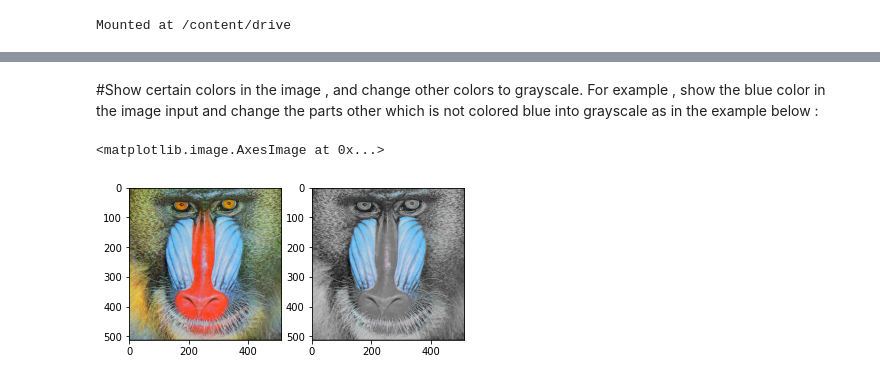
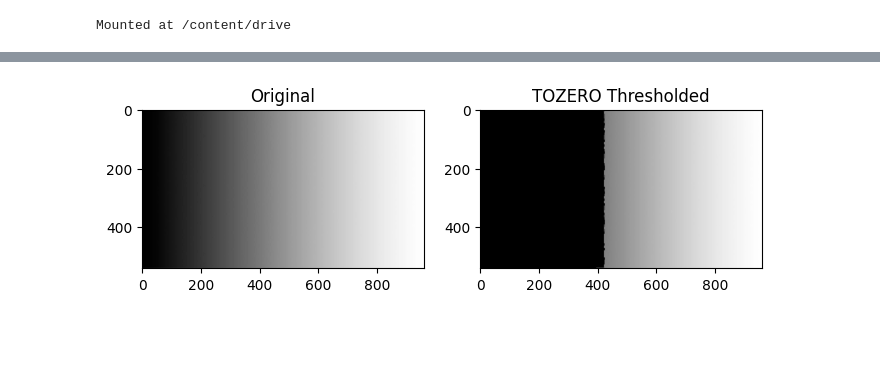
Before and after one commit to noora20FH/PCVK, a Jupyter notebook: week10.ipynb, the cells around one changed output, grey strips where cells are left out. Drawn from its saved outputs; the diff is of its cells as text; code cells hidden in the pictures; blank space fills up the shorter version.

```diff
--- a/week10.ipynb
+++ b/week10.ipynb
@@ -246 +102,15 @@ plt.imshow(final_frame)
+# %%
+img_arr = np.array(img)
+# Set the threshold value
+threshold_value = 127
+
+# Apply the thresholding with TRUNC
+rows, cols = img_arr.shape
+img_thresholded = np.zeros((rows, cols), dtype=np.uint8)
+for i in range(rows):
+    for j in range(cols):
+        if img_arr[i, j] > threshold_value:
+            img_thresholded[i, j] = threshold_value
+        else:
+            img_thresholded[i, j] = img_arr[i, j]
 # %% [markdown]
@@ -264,28 +118,24 @@ plt.imshow(final_frame)
-# %% [markdown]
-#Show certain colors in the image , and change other colors to grayscale. For example , show the blue color in the image input and change the parts other which is not colored blue into grayscale as in the example below :
-# %%
-
-img_4 = cv.imread('/content/drive/MyDrive/mandrill.tiff')
-                          #0 in BGR order is for blue chennel
-ret, mask = cv.threshold(img_4[:,:,0], 180, 255, cv.THRESH_BINARY)
-
-mask3 = np.zeros_like(img_4)
-mask3[:,:,0] = mask
-mask3[:,:,1] = mask
-mask3[:,:,2] = mask
-
-red = cv.bitwise_and(img_rgb, mask3)
-
-gray = cv.cvtColor(img_4, cv.COLOR_BGR2GRAY)
-img_4 = cv.cvtColor(gray, cv.COLOR_GRAY2BGR)
-
-gray = cv.bitwise_and(img_4, 255 - mask3)
-
-out = gray + red
-
-fig, ax = plt.subplots(1,2)
-ax[0].imshow(img_rgb)
-ax[1].imshow(out, cmap='gray')
-# %% [output]
-<matplotlib.image.AxesImage at 0x...>
-[figure, removed]
+# %%
+# Set the threshold value
+threshold_value = 127
+
+# Apply the thresholding with TOZERO_INV
+rows, cols = img_arr.shape
+img_thresholded = np.zeros((rows, cols), dtype=np.uint8)
+for i in range(rows):
+    for j in range(cols):
+        if img_arr[i, j] > threshold_value:
+            img_thresholded[i, j] = img_arr[i, j]
+        else:
+            img_thresholded[i, j] = 0
+
+
+# Display the original and thresholded images
+fig, axs = plt.subplots(1, 2, figsize=(8, 4))
+axs[0].imshow(img, cmap='gray')
+axs[0].set_title('Original')
+axs[1].imshow(img_thresholded, cmap='gray')
+axs[1].set_title('TOZERO Thresholded')
+plt.show()
+# %% [output]
+[figure, added]
```
Also changed, not shown: parts of 29 cells of this notebook.
